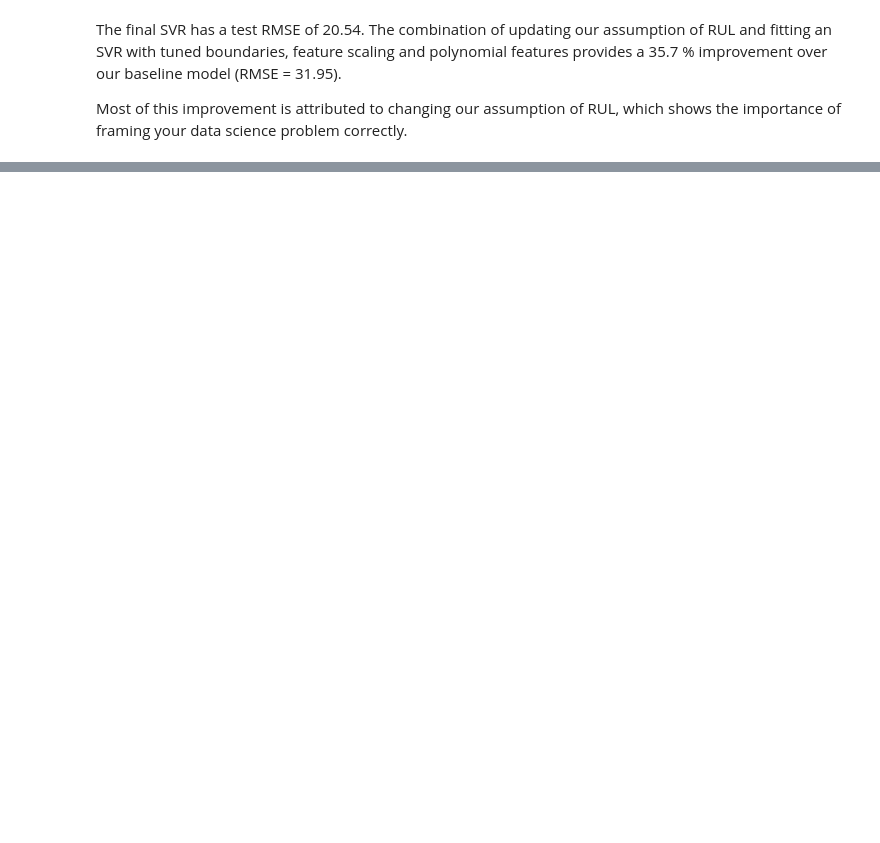
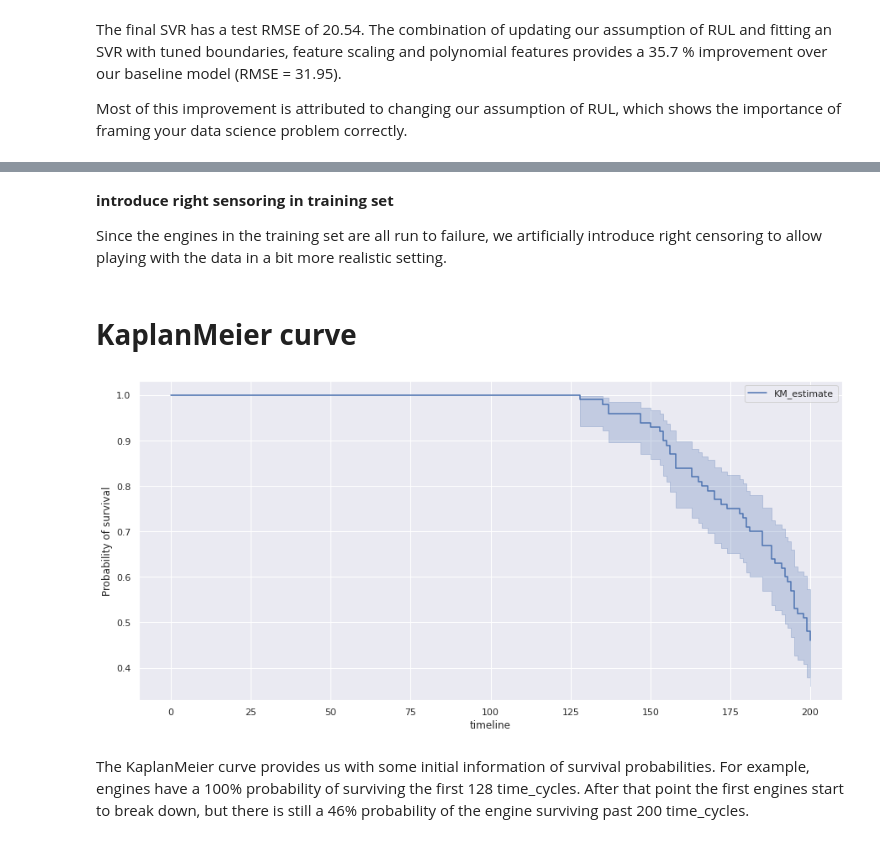
Before and after one commit to omkar-salunke/Physics_informed_neural_network, a Jupyter notebook: RUL_turbofan.ipynb, the cells around one changed output, grey strips where cells are left out. Saved outputs shown, nothing was run; the diff lists cells and outputs as text; code cells hidden in the pictures; blank space fills up the shorter version.

```diff
--- a/RUL_turbofan.ipynb
+++ b/RUL_turbofan.ipynb
@@ -584,0 +1397,6 @@ Most of this improvement is attributed to changing our assumption of RUL, which
+# %%
+train['RUL'].clip(upper=125, inplace=True)  # clip RUL as discussed in SVR and problem framing analysis
+
+drop_sensors = ['s_1','s_5','s_6','s_10','s_16','s_18','s_19']  # non-informative features, derived from EDA
+drop_labels = setting_names + drop_sensors
+train.drop(labels=drop_labels, axis=1, inplace=True)
@@ -584,0 +1416,4 @@ Most of this improvement is attributed to changing our assumption of RUL, which
+# %%
+train['breakdown'] = 0
+idx_last_record = train.reset_index().groupby(by='unit_nr')['index'].last()  # engines breakdown at the last cycle
+train.at[idx_last_record, 'breakdown'] = 1
@@ -584,0 +1423,3 @@ Most of this improvement is attributed to changing our assumption of RUL, which
+# %%
+train['start'] = train['time_cycles'] - 1
+train.tail() # check results
@@ -584,0 +1433,25 @@ Most of this improvement is attributed to changing our assumption of RUL, which
+# %% [markdown]
+**introduce right sensoring in training set**
+
+Since the engines in the training set are all run to failure, we artificially introduce right censoring to allow playing with the data in a bit more realistic setting.
+# %%
+cut_off = 200
+
+train_censored = train[train['time_cycles'] <= cut_off].copy()
+# %% [markdown]
+# **KaplanMeier curve**
+# %%
+# create kaplan meier curve
+data = train_censored[index_names+['breakdown']].groupby('unit_nr').last()
+
+plt.figure(figsize=(15,7))
+survival = KaplanMeierFitter()
+survival.fit(data['time_cycles'], data['breakdown'])
+survival.plot()
+plt.ylabel("Probability of survival")
+plt.show()
+plt.close()
+# %% [output]
+[figure, added]
+# %% [markdown]
+The KaplanMeier curve provides us with some initial information of survival probabilities. For example, engines have a 100% probability of surviving the first 128 time_cycles. After that point the first engines start to break down, but there is still a 46% probability of the engine surviving past 200 time_cycles.
```
Also changed, not shown: parts of 101 cells of this notebook.
